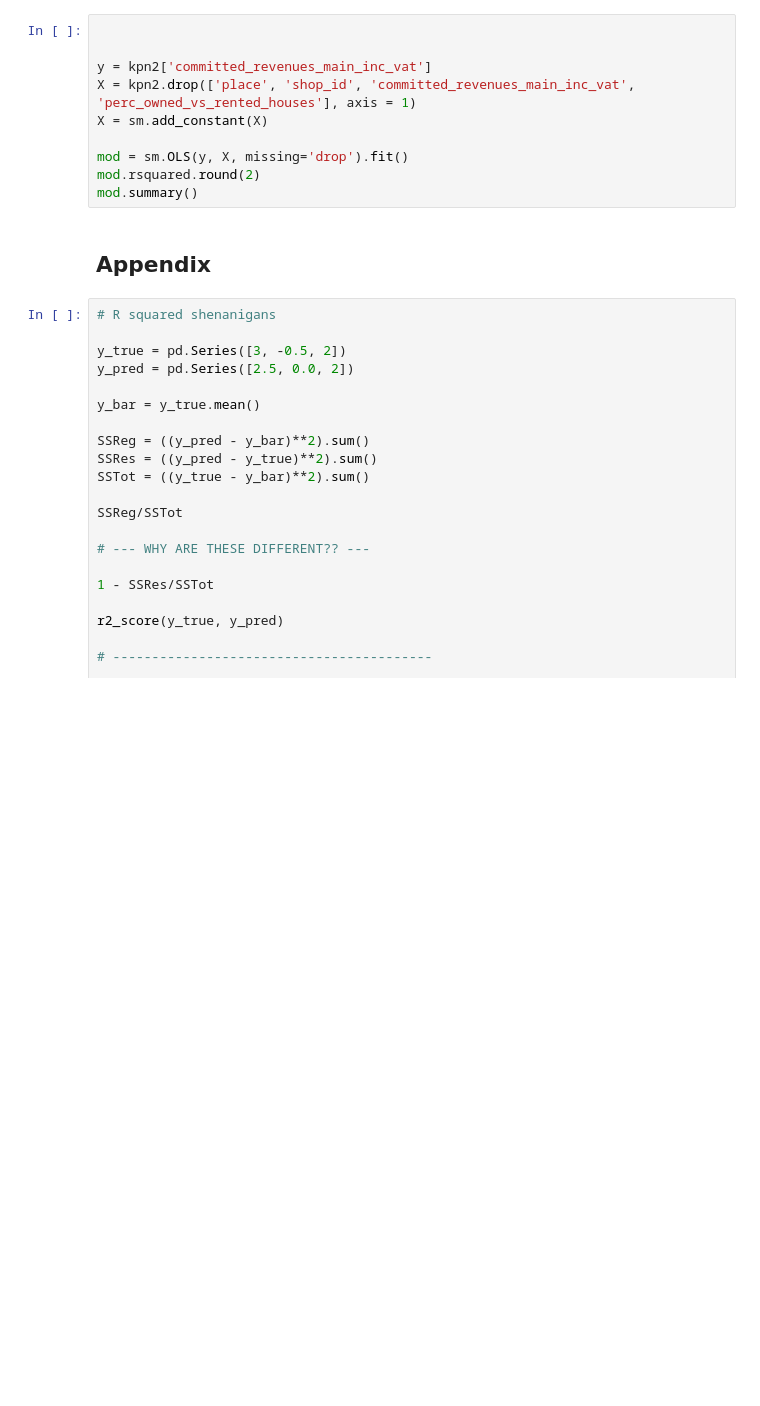
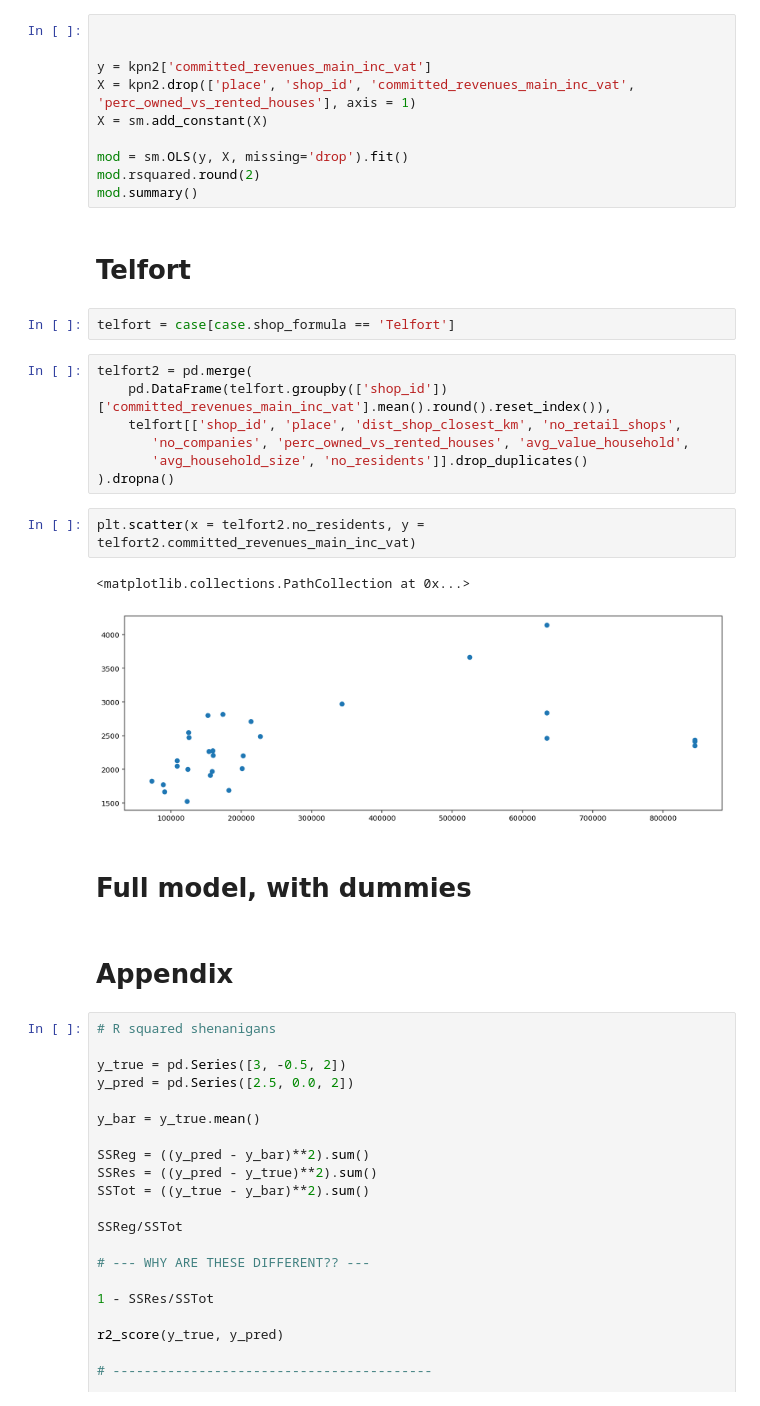
Before and after one commit to cwcomiskey/Misc, a Jupyter notebook: retail_shops_case/case.ipynb, the cells around one changed output. Saved outputs shown, nothing was run; the diff lists cells and outputs as text; blank space fills up the shorter version.

```diff
--- a/retail_shops_case/case.ipynb
+++ b/retail_shops_case/case.ipynb
@@ -389,8 +470,26 @@ X = sm.add_constant(X)
 mod = sm.OLS(y, X, missing='drop').fit()
 mod.rsquared.round(2)
 mod.summary()
+# %% [markdown]
+# Telfort
+# %%
+telfort = case[case.shop_formula == 'Telfort']
+# %%
+telfort2 = pd.merge(
+    pd.DataFrame(telfort.groupby(['shop_id'])['committed_revenues_main_inc_vat'].mean().round().reset_index()),
+    telfort[['shop_id', 'place', 'dist_shop_closest_km', 'no_retail_shops',
+       'no_companies', 'perc_owned_vs_rented_houses', 'avg_value_household',
+       'avg_household_size', 'no_residents']].drop_duplicates()
+).dropna()
+# %%
+plt.scatter(x = telfort2.no_residents, y = telfort2.committed_revenues_main_inc_vat)
+# %% [output]
+<matplotlib.collections.PathCollection at 0x...>
+[figure, added]
+# %% [markdown]
+# Full model, with dummies
 # %% [markdown]
-## Appendix
+# Appendix
 # %%
 # R squared shenanigans
 
```
Also changed, not shown: parts of 19 cells of this notebook.
